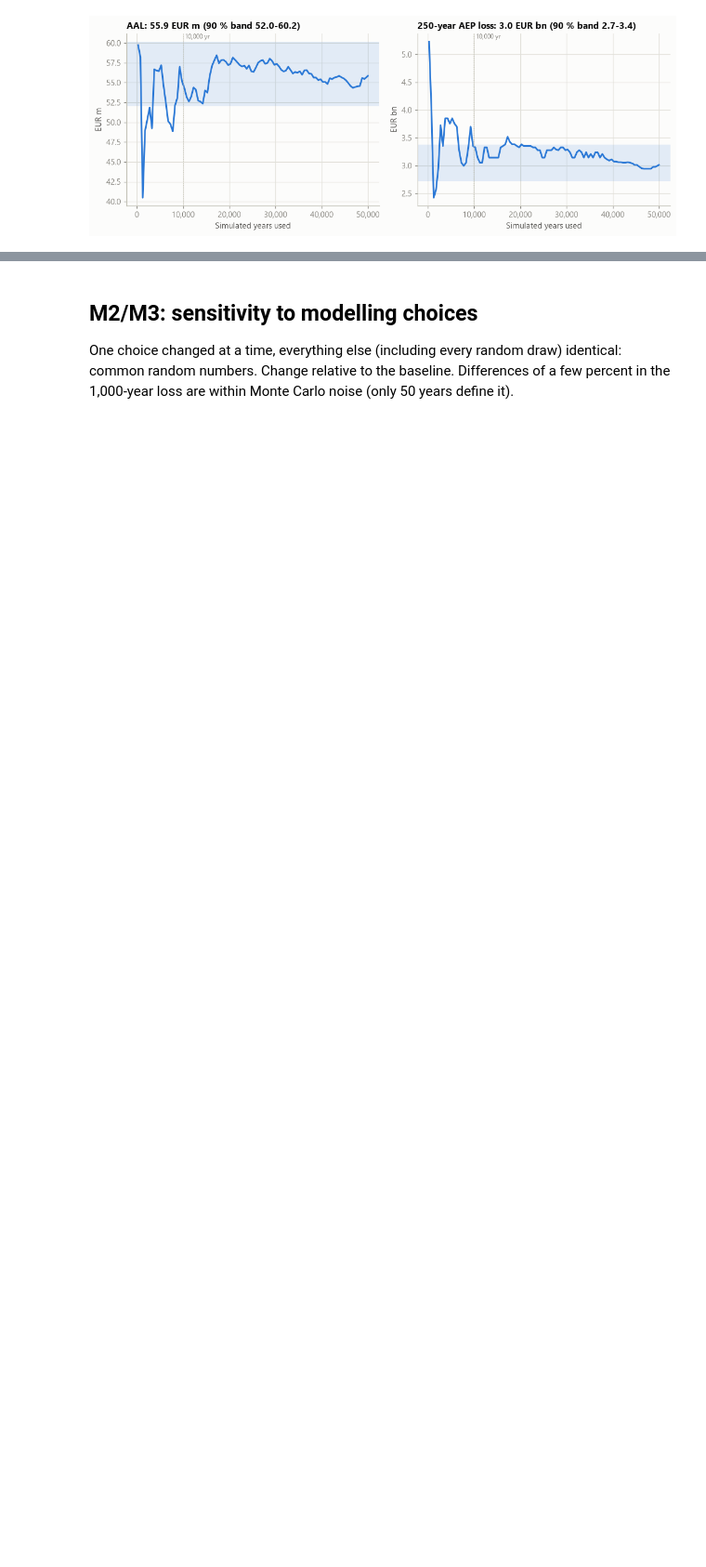
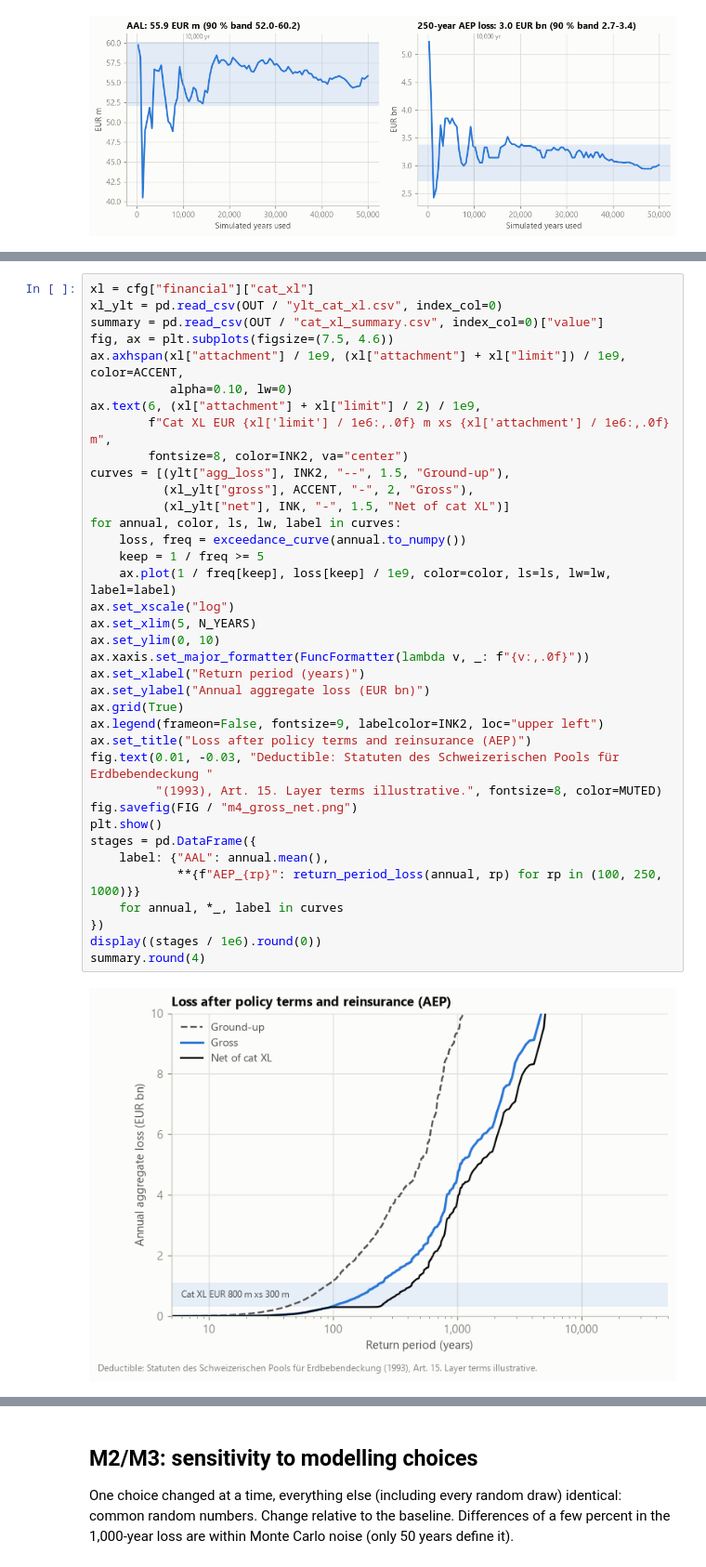
Before and after one commit to olivier-meyers/chquake, a Jupyter notebook: notebooks/01_results.ipynb, the cells around one changed output, grey strips where cells are left out. Shown at 93% size. Drawn from its saved outputs; the diff is of its cells as text; blank space fills up the shorter version.

```diff
--- a/notebooks/01_results.ipynb
+++ b/notebooks/01_results.ipynb
@@ -278,0 +289,39 @@ plt.show()
+# %%
+xl = cfg["financial"]["cat_xl"]
+xl_ylt = pd.read_csv(OUT / "ylt_cat_xl.csv", index_col=0)
+summary = pd.read_csv(OUT / "cat_xl_summary.csv", index_col=0)["value"]
+fig, ax = plt.subplots(figsize=(7.5, 4.6))
+ax.axhspan(xl["attachment"] / 1e9, (xl["attachment"] + xl["limit"]) / 1e9, color=ACCENT,
+           alpha=0.10, lw=0)
+ax.text(6, (xl["attachment"] + xl["limit"] / 2) / 1e9,
+        f"Cat XL EUR {xl['limit'] / 1e6:,.0f} m xs {xl['attachment'] / 1e6:,.0f} m",
+        fontsize=8, color=INK2, va="center")
+curves = [(ylt["agg_loss"], INK2, "--", 1.5, "Ground-up"),
+          (xl_ylt["gross"], ACCENT, "-", 2, "Gross"),
+          (xl_ylt["net"], INK, "-", 1.5, "Net of cat XL")]
+for annual, color, ls, lw, label in curves:
+    loss, freq = exceedance_curve(annual.to_numpy())
+    keep = 1 / freq >= 5
+    ax.plot(1 / freq[keep], loss[keep] / 1e9, color=color, ls=ls, lw=lw, label=label)
+ax.set_xscale("log")
+ax.set_xlim(5, N_YEARS)
+ax.set_ylim(0, 10)
+ax.xaxis.set_major_formatter(FuncFormatter(lambda v, _: f"{v:,.0f}"))
+ax.set_xlabel("Return period (years)")
+ax.set_ylabel("Annual aggregate loss (EUR bn)")
+ax.grid(True)
+ax.legend(frameon=False, fontsize=9, labelcolor=INK2, loc="upper left")
+ax.set_title("Loss after policy terms and reinsurance (AEP)")
+fig.text(0.01, -0.03, "Deductible: Statuten des Schweizerischen Pools für Erdbebendeckung "
+         "(1993), Art. 15. Layer terms illustrative.", fontsize=8, color=MUTED)
+fig.savefig(FIG / "m4_gross_net.png")
+plt.show()
+stages = pd.DataFrame({
+    label: {"AAL": annual.mean(),
+            **{f"AEP_{rp}": return_period_loss(annual, rp) for rp in (100, 250, 1000)}}
+    for annual, *_, label in curves
+})
+display((stages / 1e6).round(0))
+summary.round(4)
+# %% [output]
+[figure, added]
```
Also changed, not shown: parts of 4 cells of this notebook, 8 other files.
